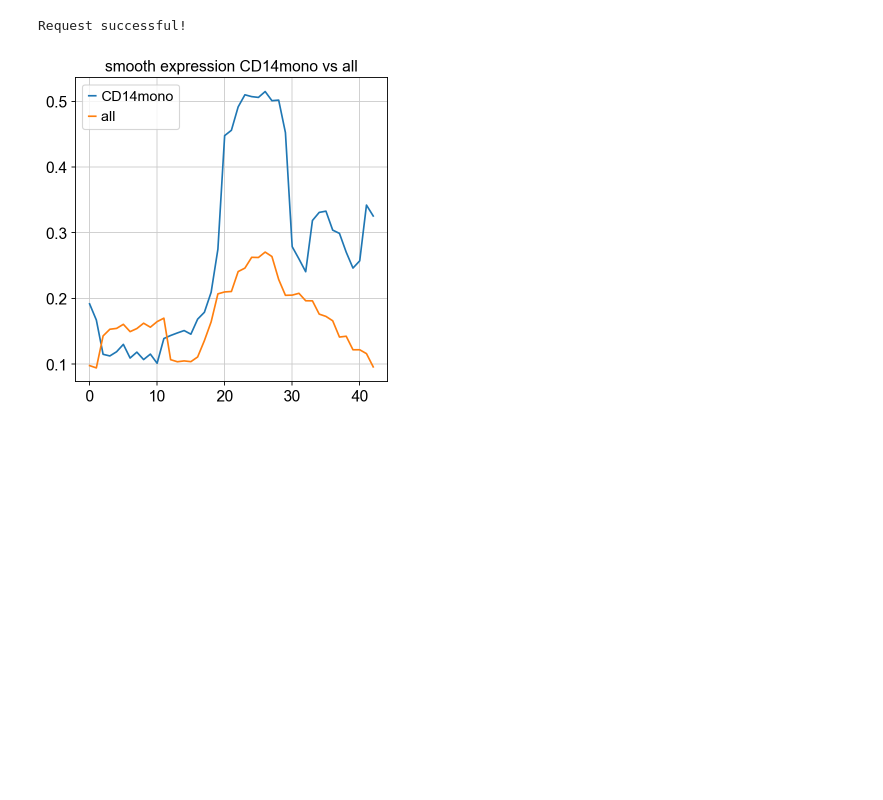
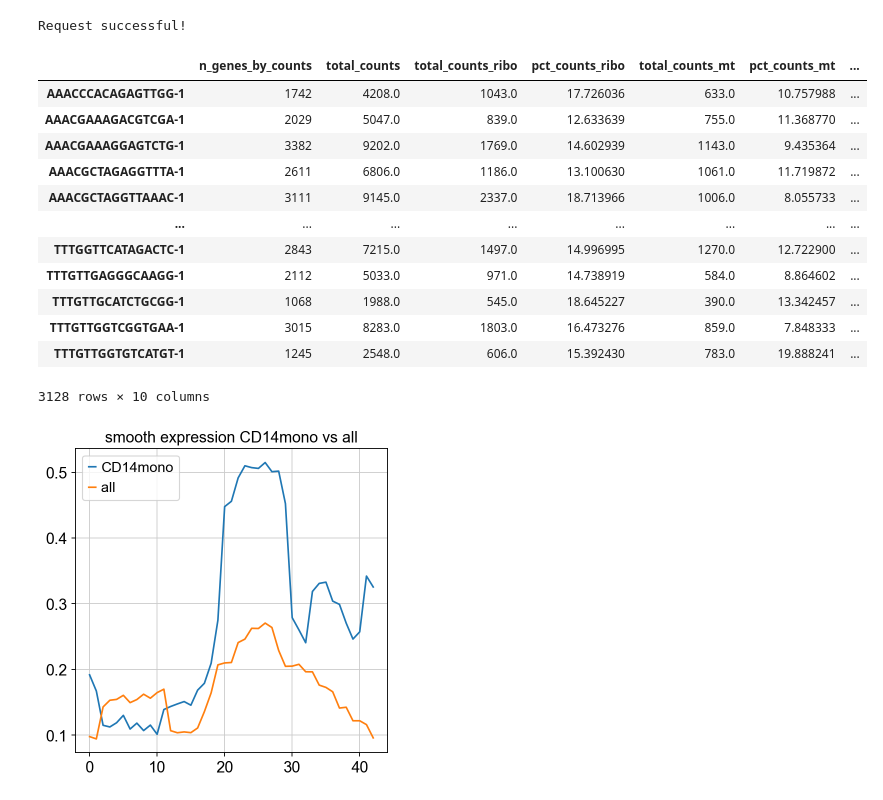
Before and after one commit to bly2/CSCB-2025-Final, a Jupyter notebook: windowmethod_main.ipynb, the cells around one changed output. Drawn from its saved outputs; the diff is of its cells as text; code cells hidden in the pictures; blank space fills up the shorter version.

```diff
--- a/windowmethod_main.ipynb
+++ b/windowmethod_main.ipynb
@@ -193,6 +193,22 @@ adata = sc.read_h5ad(adfile_path)
 adata = fetch_positions(adata)
 # %% [output]
 Request successful!
+# %%
+adata_sorted_aneuploid.obs
+# %% [output]
+|  | n_genes_by_counts | total_counts | total_counts_ribo | pct_counts_ribo | total_counts_mt | pct_counts_mt | ... |
+| AAACCCACAGAGTTGG-1 | 1742 | 4208.0 | 1043.0 | 17.726036 | 633.0 | 10.757988 | ... |
+| AAACGAAAGACGTCGA-1 | 2029 | 5047.0 | 839.0 | 12.633639 | 755.0 | 11.368770 | ... |
+| AAACGAAAGGAGTCTG-1 | 3382 | 9202.0 | 1769.0 | 14.602939 | 1143.0 | 9.435364 | ... |
+| AAACGCTAGAGGTTTA-1 | 2611 | 6806.0 | 1186.0 | 13.100630 | 1061.0 | 11.719872 | ... |
+| AAACGCTAGGTTAAAC-1 | 3111 | 9145.0 | 2337.0 | 18.713966 | 1006.0 | 8.055733 | ... |
+| ... | ... | ... | ... | ... | ... | ... | ... |
+| TTTGGTTCATAGACTC-1 | 2843 | 7215.0 | 1497.0 | 14.996995 | 1270.0 | 12.722900 | ... |
+| TTTGTTGAGGGCAAGG-1 | 2112 | 5033.0 | 971.0 | 14.738919 | 584.0 | 8.864602 | ... |
+| TTTGTTGCATCTGCGG-1 | 1068 | 1988.0 | 545.0 | 18.645227 | 390.0 | 13.342457 | ... |
+| TTTGTTGGTCGGTGAA-1 | 3015 | 8283.0 | 1803.0 | 16.473276 | 859.0 | 7.848333 | ... |
+| TTTGTTGGTGTCATGT-1 | 1245 | 2548.0 | 606.0 | 15.392430 | 783.0 | 19.888241 | ... |
+3128 rows × 10 columns
 # %%
 adata = standardize_chromosomes(adata)
 # %%
```
Also changed, not shown: parts of 5 cells of this notebook, 1 other file.
